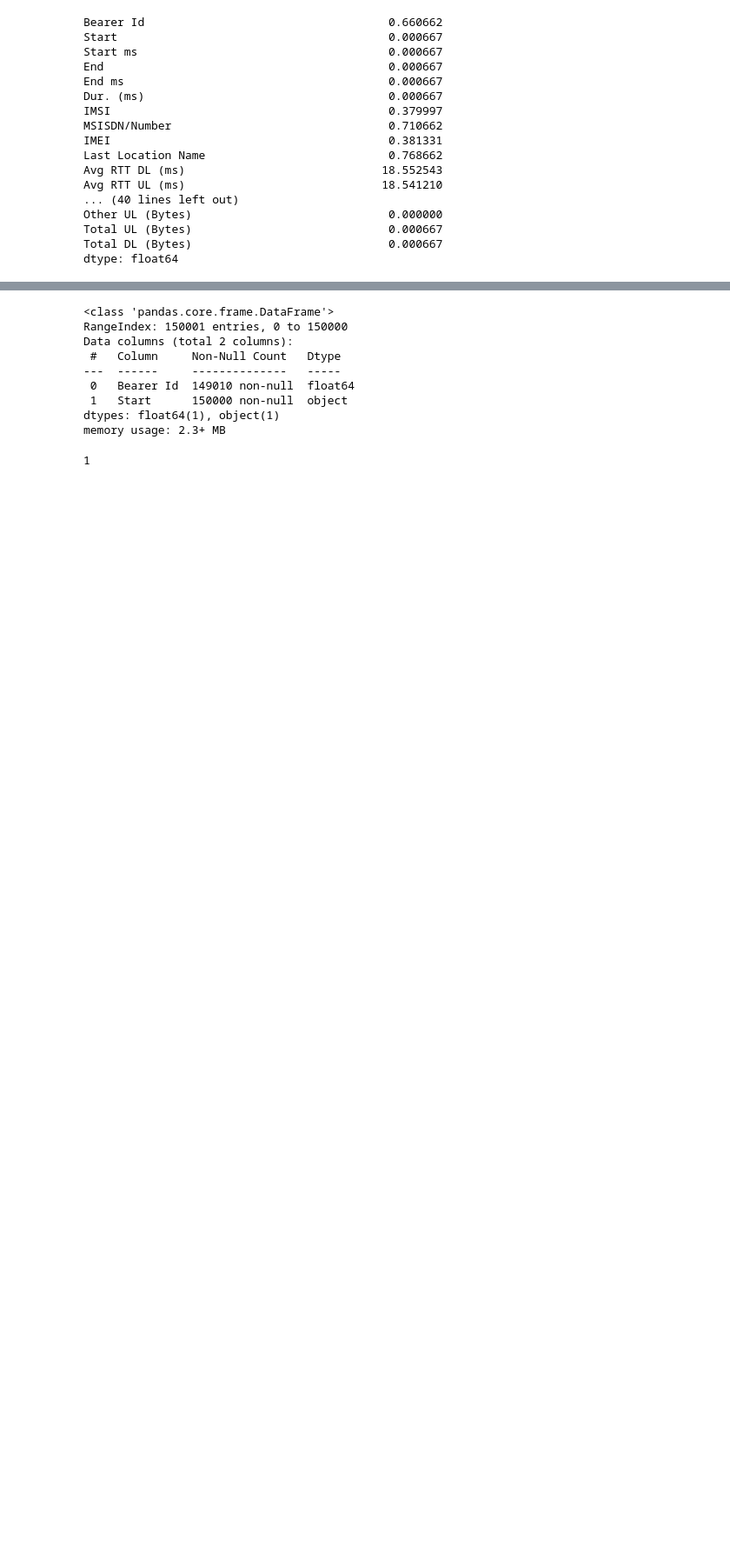
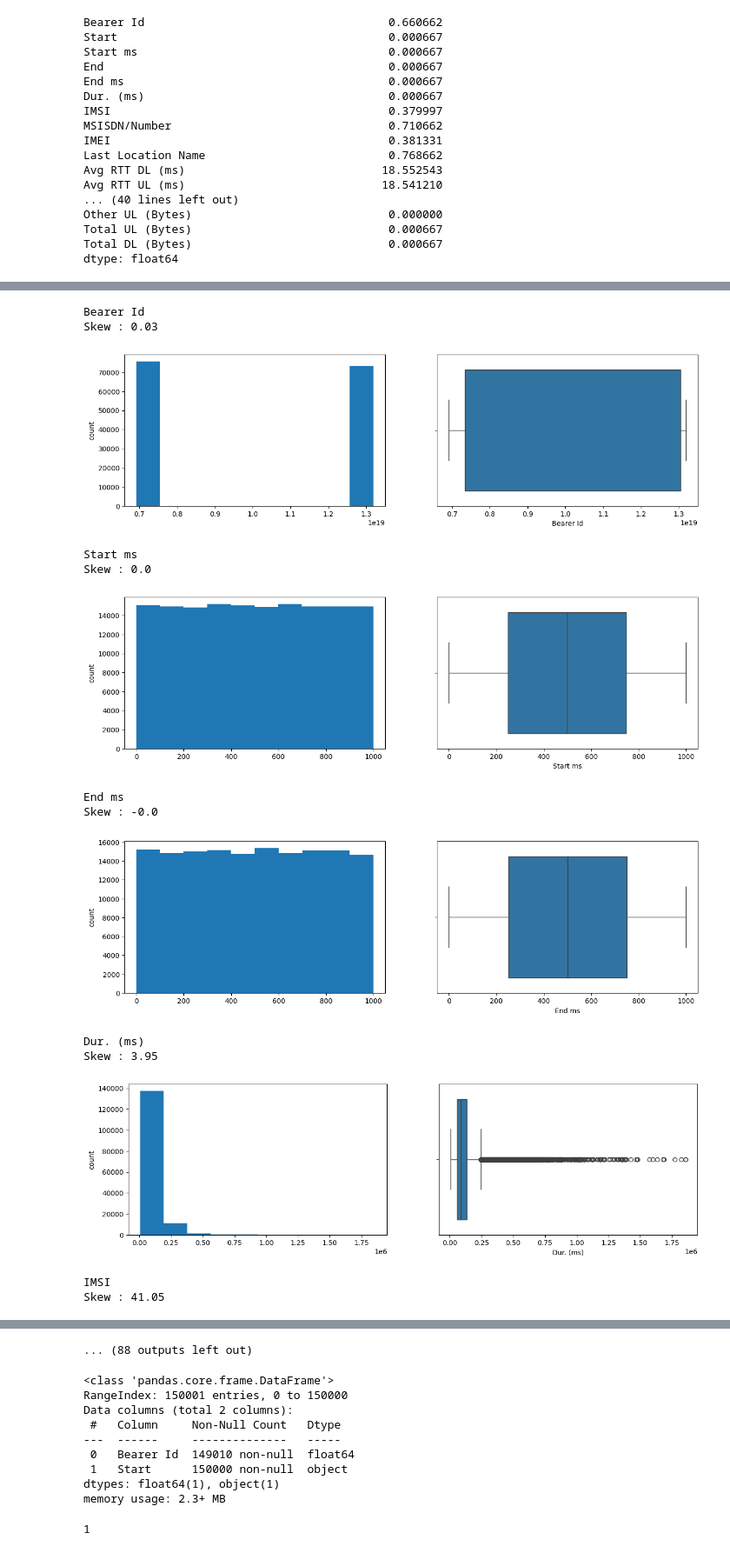
Before and after one commit to G1Daniel/telecom_xdr_analysis, a Jupyter notebook: notebooks/extract_data_and_EDA.ipynb, the cells around one changed output, grey strips where cells are left out. Shown at 87% size. Saved outputs shown, nothing was run; the diff lists cells and outputs as text; code cells hidden in the pictures; blank space fills up the shorter version.

Commit message:
Univariate analysis using Histogram and Box Plot for numerical variables

```diff
--- a/notebooks/extract_data_and_EDA.ipynb
+++ b/notebooks/extract_data_and_EDA.ipynb
@@ -157,4 +157,34 @@ dfa.describe(include='all').T
 | Total UL (Bytes) | 150000.0 | NaN | NaN | NaN | 41121206.292107 | 11276386.514689 | 2866892.0 | 33222010.5 | 41143312.0 | 49034238.5 | 78331311.0 |
 | Total DL (Bytes) | 150000.0 | NaN | NaN | NaN | 454643430.078967 | 244142874.376284 | 7114041.0 | 243106803.0 | 455841077.5 | 665705544.0 | 902969616.0 |
 # %%
-#EDA Univariate Analysis(xploring individual variables)
+#EDA Univariate Analysis(exploring individual variables)
+#Let's separate Numerical and categorical variables for analysis
+num_cols = dfa.select_dtypes(include=np.number).columns.tolist()
+cat_cols=dfa.select_dtypes(include=['object']).columns
+# %%
+#Univariate analysis using Histogram and Box Plot
+for col in num_cols:
+    print(col)
+    print('Skew :', round(dfa[col].skew(), 2))
+    plt.figure(figsize = (15, 4))
+    plt.subplot(1, 2, 1)
+    dfa[col].hist(grid=False)
+    plt.ylabel('count')
+    plt.subplot(1, 2, 2)
+    sns.boxplot(x=dfa[col])
+    plt.show()
+# %% [output]
+Bearer Id
+Skew : 0.03
+[figure, added]
+Start ms
+Skew : 0.0
+[figure, added]
+End ms
+Skew : -0.0
+[figure, added]
+Dur. (ms)
+Skew : 3.95
+[figure, added]
+IMSI
+Skew : 41.05
@@ -161,3 +195,4 @@ dfa.describe(include='all').T
+... (88 outputs left out)
 # %%
 dfa_clean=dfa[['Bearer Id','Start']]
 dfa_clean.info()
```
Also changed, not shown: parts of 1 cell of this notebook.
